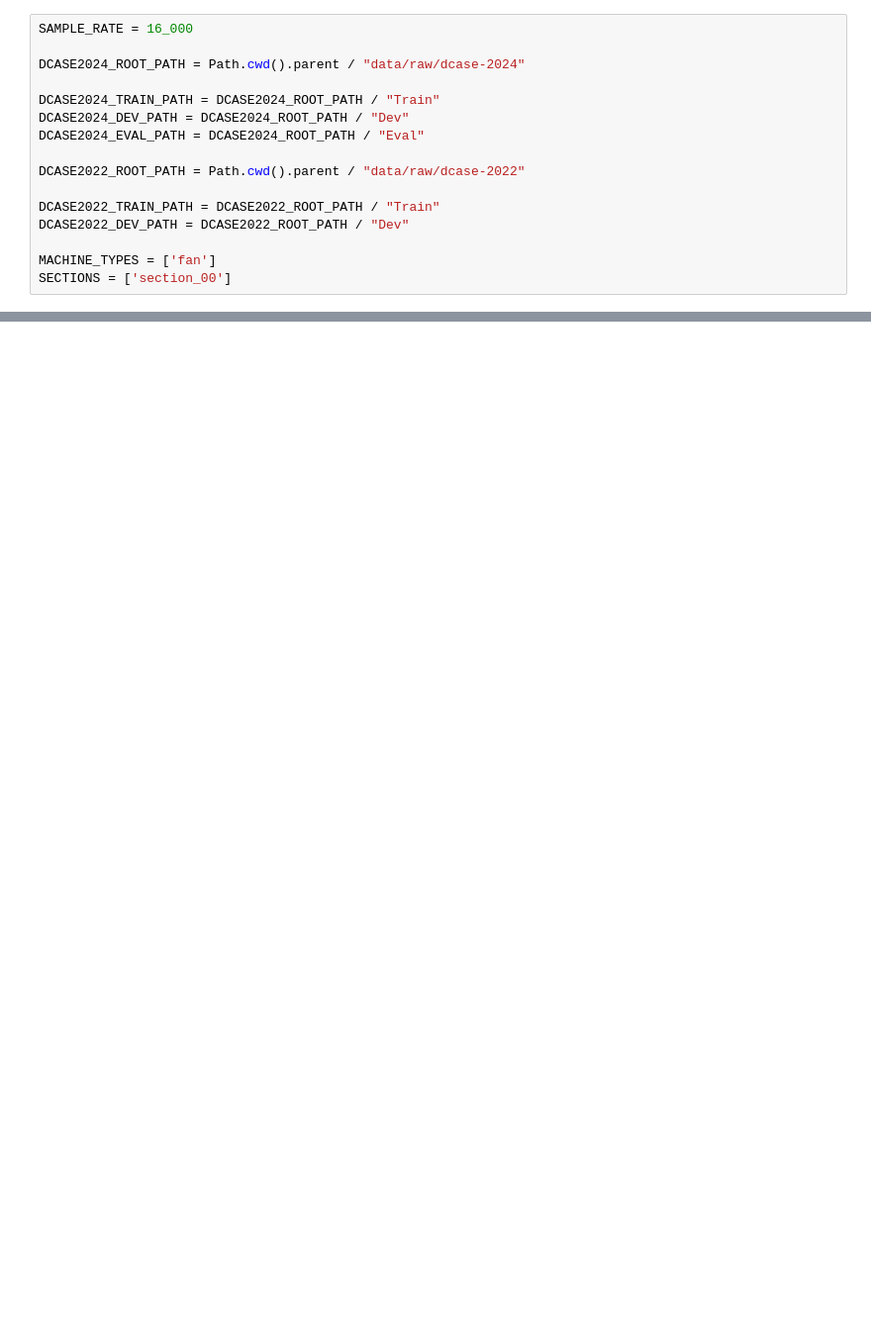
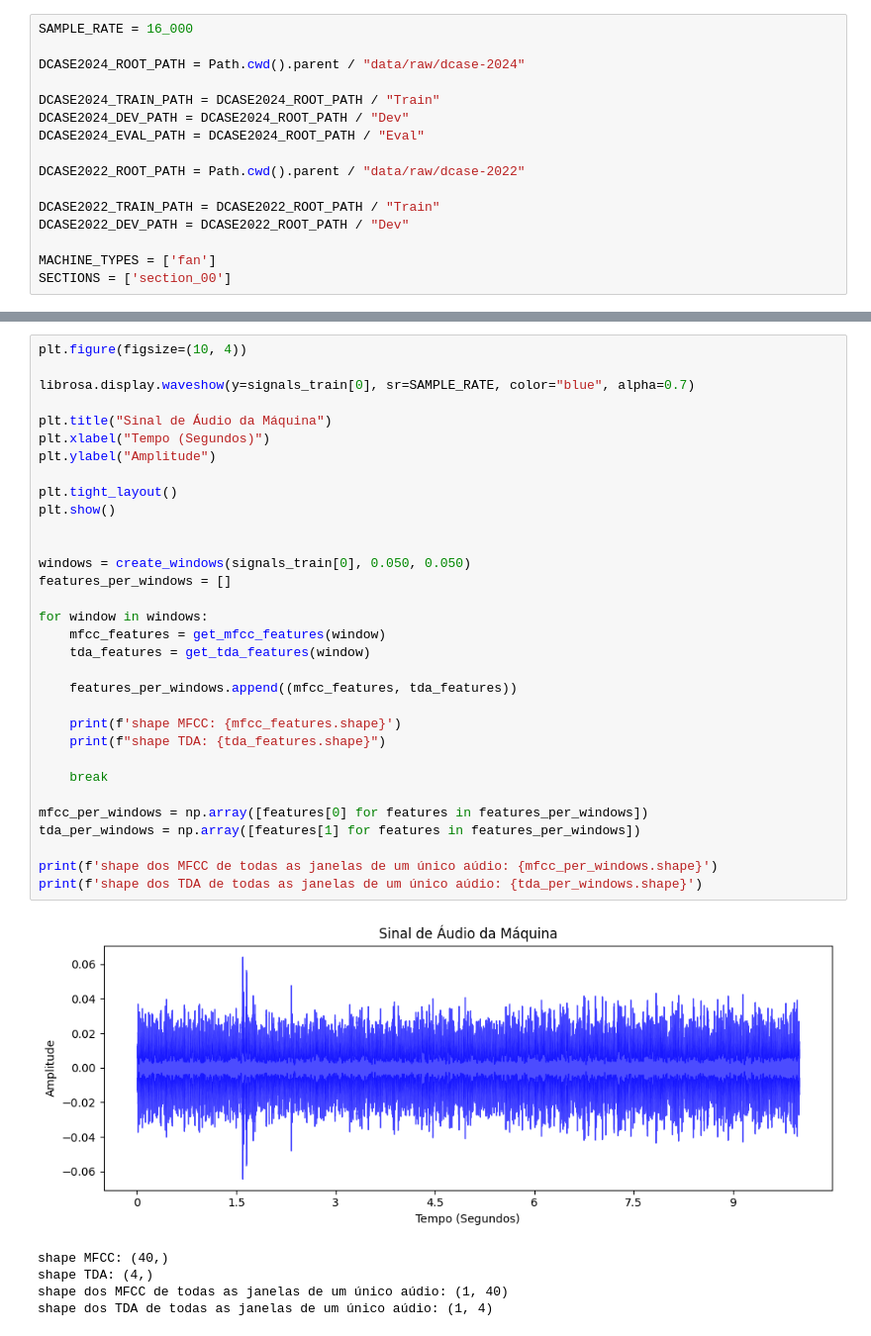
Before and after one commit to MarquesLazaro/NCIA_Trabalho_2, a Jupyter notebook: src/main3.ipynb, the cells around one changed output, grey strips where cells are left out. Shown at 99% size. Drawn from its saved outputs; the diff is of its cells as text; blank space fills up the shorter version.

Commit message:
extração das features de um único aúdio

```diff
--- a/src/main3.ipynb
+++ b/src/main3.ipynb
@@ -140,0 +162,38 @@ get_mfcc(windows[0]).shape
+# %%
+plt.figure(figsize=(10, 4))
+
+librosa.display.waveshow(y=signals_train[0], sr=SAMPLE_RATE, color="blue", alpha=0.7)
+
+plt.title("Sinal de Áudio da Máquina")
+plt.xlabel("Tempo (Segundos)")
+plt.ylabel("Amplitude")
+
+plt.tight_layout()
+plt.show()
+
+
+windows = create_windows(signals_train[0], 0.050, 0.050)
+features_per_windows = []
+
+for window in windows:
+    mfcc_features = get_mfcc_features(window)
+    tda_features = get_tda_features(window)
+
+    features_per_windows.append((mfcc_features, tda_features))
+
+    print(f'shape MFCC: {mfcc_features.shape}')
+    print(f"shape TDA: {tda_features.shape}")
+
+    break
+
+mfcc_per_windows = np.array([features[0] for features in features_per_windows])
+tda_per_windows = np.array([features[1] for features in features_per_windows])
+
+print(f'shape dos MFCC de todas as janelas de um único aúdio: {mfcc_per_windows.shape}')
+print(f'shape dos TDA de todas as janelas de um único aúdio: {tda_per_windows.shape}')
+# %% [output]
+[figure, added]
+shape MFCC: (40,)
+shape TDA: (4,)
+shape dos MFCC de todas as janelas de um único aúdio: (1, 40)
+shape dos TDA de todas as janelas de um único aúdio: (1, 4)
```
Also changed, not shown: parts of 7 cells of this notebook.
